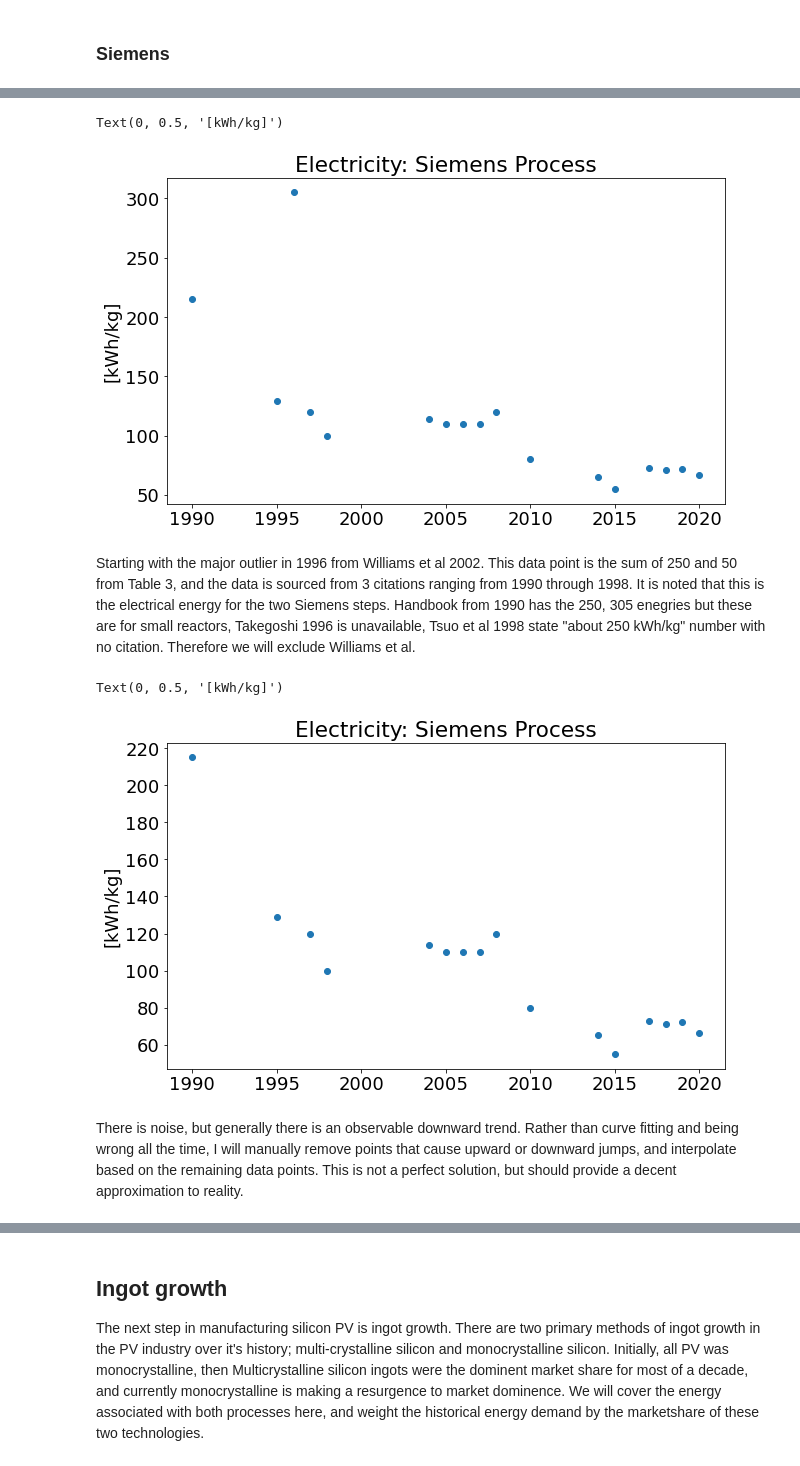
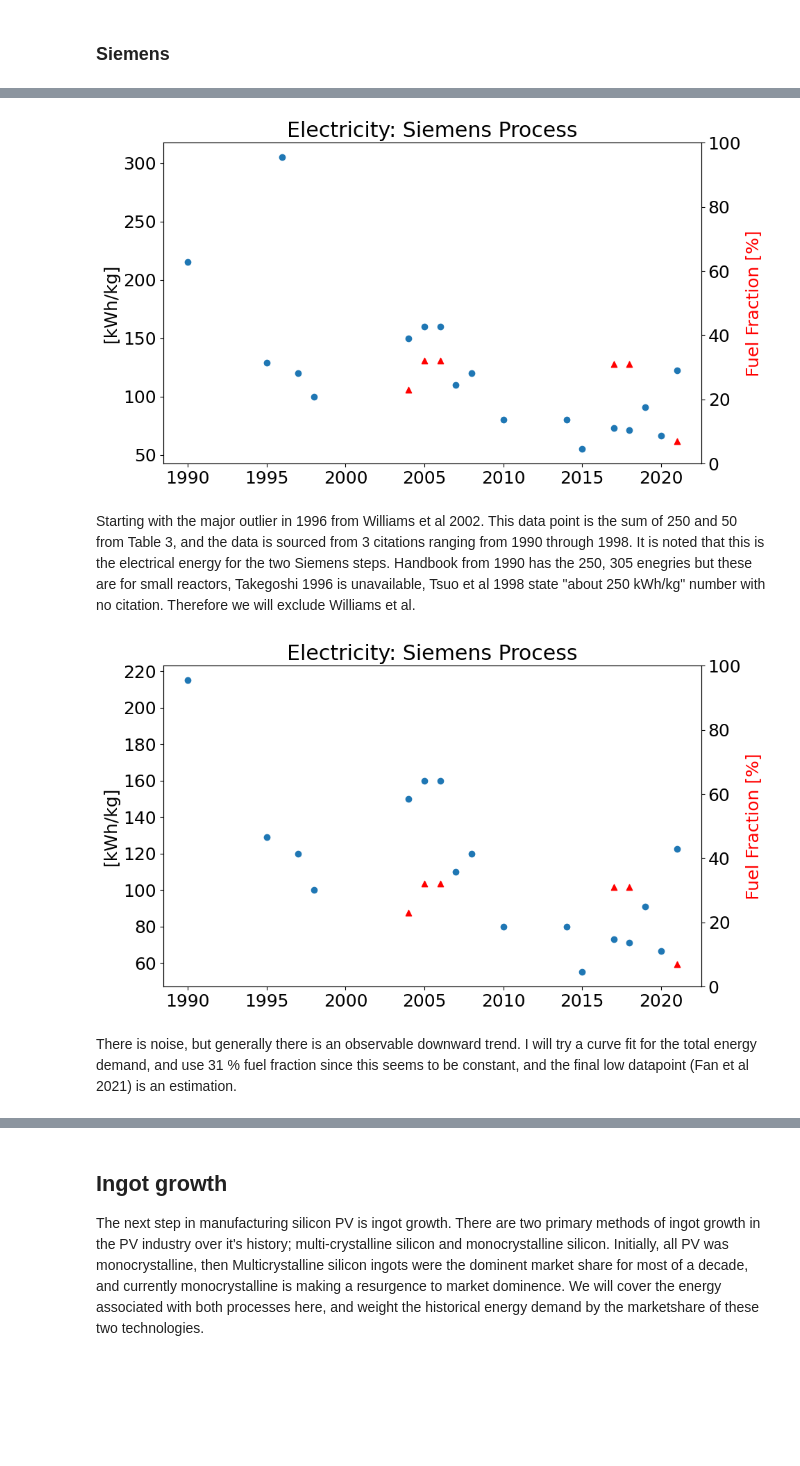
Before and after one commit to NREL/PV_ICE, a Jupyter notebook: docs/tutorials/baseline development documentation/(baseline development) Energy Silicon Manufacturing.ipynb, the cells around one changed output, grey strips where cells are left out. Saved outputs shown, nothing was run; the diff lists cells and outputs as text; code cells hidden in the pictures; blank space fills up the shorter version.

Commit message:
redo-update silicon energy
updating the silicon energy calculations to be total energy with a fuel fraction. Completed silica reduction and silicon purification (siemens)

```diff
--- a/docs/tutorials/baseline development documentation/(baseline development) Energy Silicon Manufacturing.ipynb
+++ b/docs/tutorials/baseline development documentation/(baseline development) Energy Silicon Manufacturing.ipynb
@@ -122,8 +177,8 @@ e_refinesilicon_raw = pd.read_csv(cwd+"/../../../PV_ICE/baselines/SupportingMate
                                      index_col='year')#, usecols=lambda x: x not in skipcols)
 # %%
 #split siemens and fbr dataframes
-e_refineSi_siemens = e_refinesilicon_raw.iloc[:,0:2]
-e_refineSi_fbr = e_refinesilicon_raw.iloc[:,3:5]
+e_refineSi_siemens = e_refinesilicon_raw.iloc[:,0:4]
+#e_refineSi_fbr = e_refinesilicon_raw.iloc[:,3:5]
 # %% [markdown]
 ### Siemens
 # %%
@@ -151,20 +205,38 @@ e_refineSi_siemens.dropna(how='all')
 # %%
-plt.scatter(e_refineSi_siemens.index,e_refineSi_siemens.iloc[:,0])
+fig, ax1 = plt.subplots()
+
+ax1.scatter(e_refineSi_siemens.index,e_refineSi_siemens.iloc[:,0])
 plt.title('Electricity: Siemens Process')
-plt.ylabel('[kWh/kg]')
+ax1.set_ylabel('[kWh/kg]')
+
+ax2 = ax1.twinx()
+
+ax2.scatter(e_refineSi_siemens.index,e_refineSi_siemens.iloc[:,1], color='red', marker='^')
+ax2.set_ylim(0,100)
+plt.ylabel('Fuel Fraction [%]', color='red')
+
+plt.show()
 # %% [output]
-Text(0, 0.5, '[kWh/kg]')
-[figure, old version]
+[figure, new version]
 # %% [markdown]
 Starting with the major outlier in 1996 from Williams et al 2002. This data point is the sum of 250 and 50 from Table 3, and the data is sourced from 3 citations ranging from 1990 through 1998. It is noted that this is the electrical energy for the two Siemens steps. Handbook from 1990 has the 250, 305 enegries but these are for small reactors, Takegoshi 1996 is unavailable, Tsuo et al 1998 state "about 250 kWh/kg" number with no citation.  Therefore we will exclude Williams et al.
 # %%
 e_refineSi_siemens.loc[1996] = np.nan #removing Williams et al.
 # %%
-plt.scatter(e_refineSi_siemens.index, e_refineSi_siemens.iloc[:,0])
+fig, ax1 = plt.subplots()
+
+ax1.scatter(e_refineSi_siemens.index,e_refineSi_siemens.iloc[:,0])
 plt.title('Electricity: Siemens Process')
-plt.ylabel('[kWh/kg]')
+ax1.set_ylabel('[kWh/kg]')
+
+ax2 = ax1.twinx()
+
+ax2.scatter(e_refineSi_siemens.index,e_refineSi_siemens.iloc[:,1], color='red', marker='^')
+ax2.set_ylim(0,100)
+plt.ylabel('Fuel Fraction [%]', color='red')
+
+plt.show()
 # %% [output]
-Text(0, 0.5, '[kWh/kg]')
-[figure, old version]
+[figure, new version]
 # %% [markdown]
-There is noise, but generally there is an observable downward trend. Rather than curve fitting and being wrong all the time, I will manually remove points that cause upward or downward jumps, and interpolate based on the remaining data points. This is not a perfect solution, but should provide a decent approximation to reality.
+There is noise, but generally there is an observable downward trend. I will try a curve fit for the total energy demand, and use 31 % fuel fraction since this seems to be constant, and the final low datapoint (Fan et al 2021) is an estimation.
```
Also changed, not shown: parts of 63 cells of this notebook, 4 other files.
